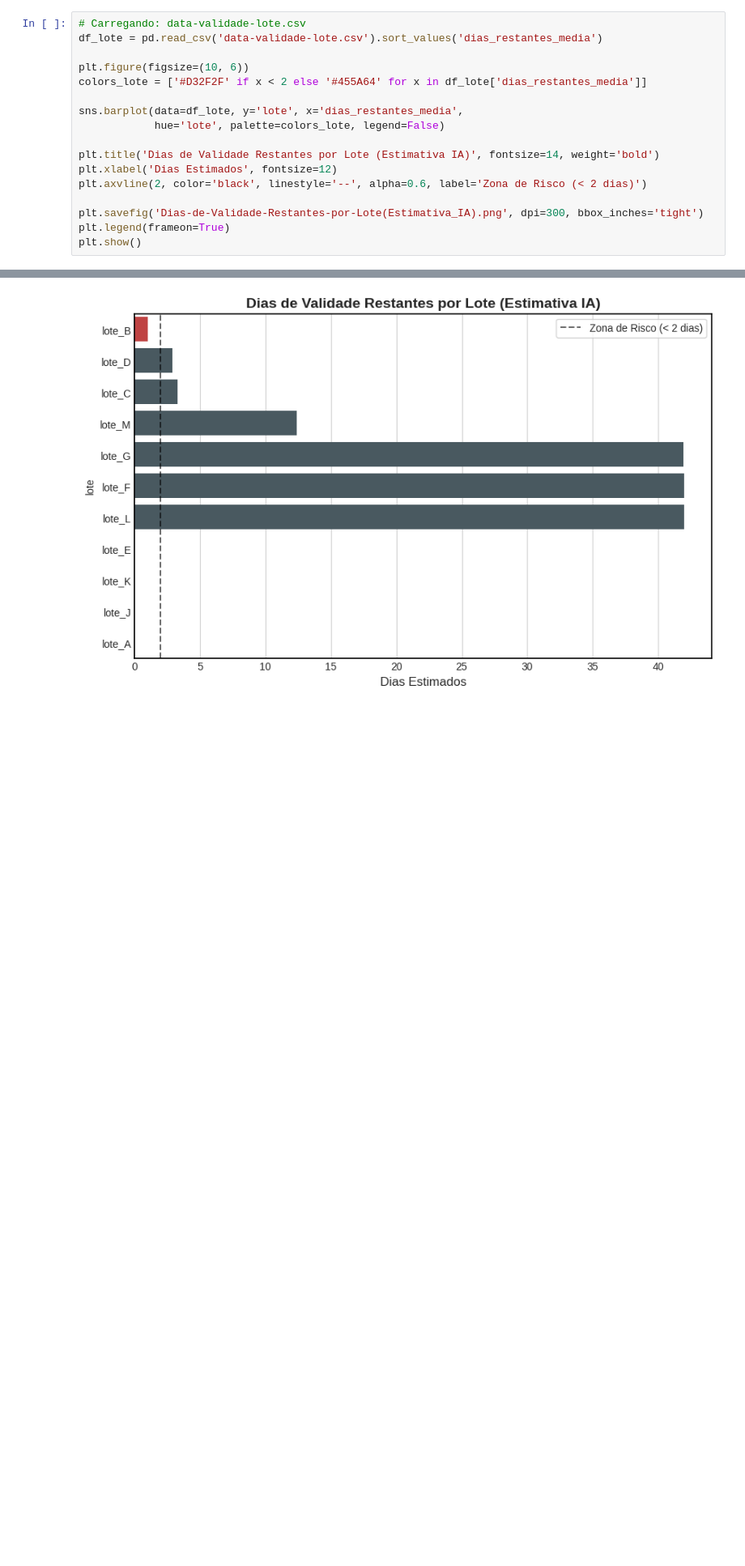
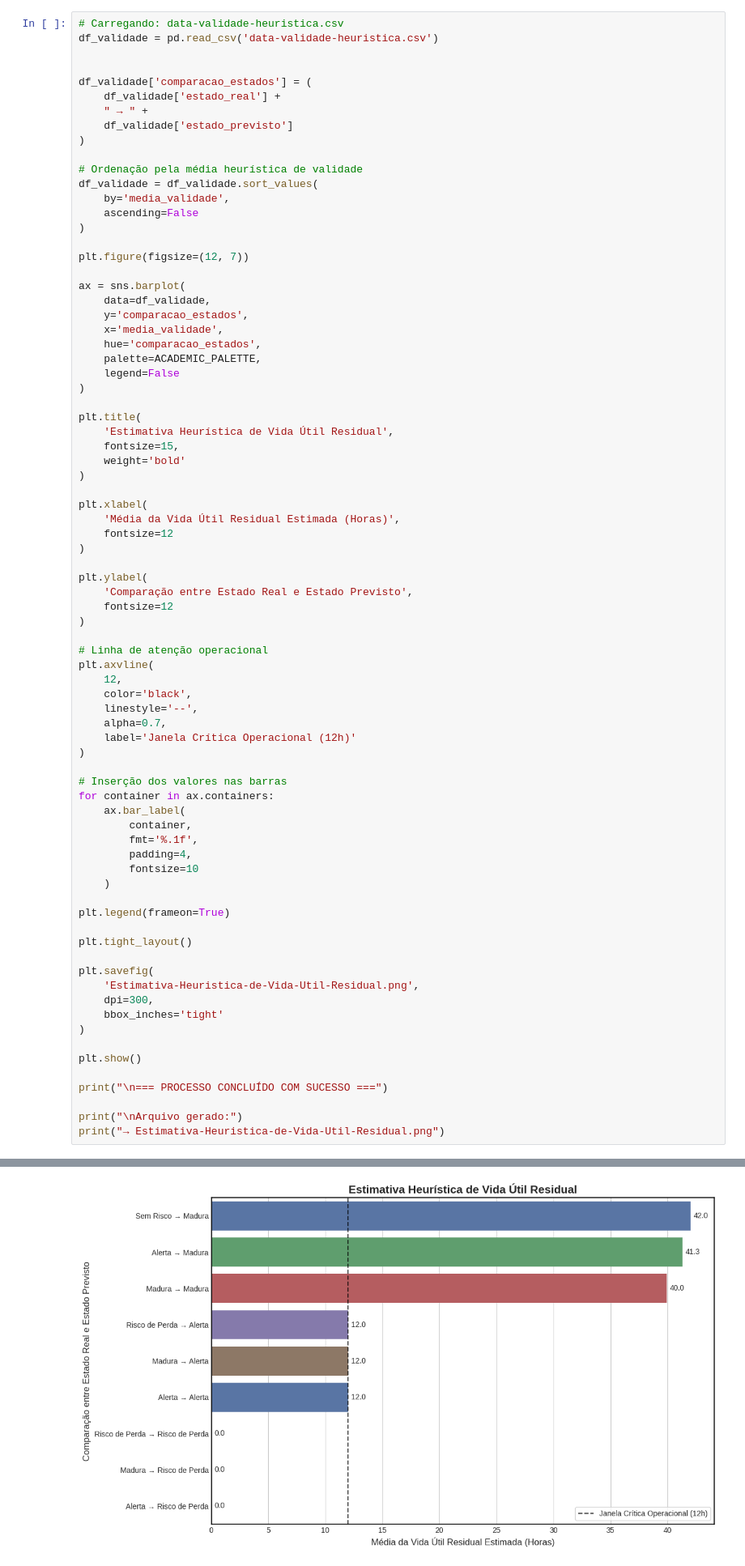
Before and after one commit to LucaAtanazio/Grupo_Projetos, a Jupyter notebook: PI-Monitoramento_frutas/data/novo-monitoramento-FINAL/analise.ipynb, the cells around one changed output, grey strips where cells are left out. Shown at 81% size. Drawn from its saved outputs; the diff is of its cells as text; blank space fills up the shorter version.

```diff
--- a/PI-Monitoramento_frutas/data/novo-monitoramento-FINAL/analise.ipynb
+++ b/PI-Monitoramento_frutas/data/novo-monitoramento-FINAL/analise.ipynb
@@ -103,18 +184,79 @@ plt.show()
 # %%
-# Carregando: data-validade-lote.csv
-df_lote = pd.read_csv('data-validade-lote.csv').sort_values('dias_restantes_media')
+# Carregando: data-validade-heuristica.csv
+df_validade = pd.read_csv('data-validade-heuristica.csv')
 
-plt.figure(figsize=(10, 6))
-colors_lote = ['#D32F2F' if x < 2 else '#455A64' for x in df_lote['dias_restantes_media']]
 
-sns.barplot(data=df_lote, y='lote', x='dias_restantes_media',
-            hue='lote', palette=colors_lote, legend=False)
+df_validade['comparacao_estados'] = (
+    df_validade['estado_real'] +
+    " → " +
+    df_validade['estado_previsto']
+)
 
-plt.title('Dias de Validade Restantes por Lote (Estimativa IA)', fontsize=14, weight='bold')
-plt.xlabel('Dias Estimados', fontsize=12)
-plt.axvline(2, color='black', linestyle='--', alpha=0.6, label='Zona de Risco (< 2 dias)')
+# Ordenação pela média heurística de validade
+df_validade = df_validade.sort_values(
+    by='media_validade',
+    ascending=False
+)
 
-plt.savefig('Dias-de-Validade-Restantes-por-Lote(Estimativa_IA).png', dpi=300, bbox_inches='tight')
+plt.figure(figsize=(12, 7))
+
+ax = sns.barplot(
+    data=df_validade,
+    y='comparacao_estados',
+    x='media_validade',
+    hue='comparacao_estados',
+    palette=ACADEMIC_PALETTE,
+    legend=False
+)
+
+plt.title(
+    'Estimativa Heurística de Vida Útil Residual',
+    fontsize=15,
+    weight='bold'
+)
+
+plt.xlabel(
+    'Média da Vida Útil Residual Estimada (Horas)',
+    fontsize=12
+)
+
+plt.ylabel(
+    'Comparação entre Estado Real e Estado Previsto',
+    fontsize=12
+)
+
+# Linha de atenção operacional
+plt.axvline(
+    12,
+    color='black',
+    linestyle='--',
+    alpha=0.7,
+    label='Janela Crítica Operacional (12h)'
+)
+
+# Inserção dos valores nas barras
+for container in ax.containers:
+    ax.bar_label(
+        container,
+        fmt='%.1f',
+        padding=4,
+        fontsize=10
+    )
+
 plt.legend(frameon=True)
+
+plt.tight_layout()
+
+plt.savefig(
+    'Estimativa-Heuristica-de-Vida-Util-Residual.png',
+    dpi=300,
+    bbox_inches='tight'
+)
+
 plt.show()
+
+print("\n=== PROCESSO CONCLUÍDO COM SUCESSO ===")
+
+print("\nArquivo gerado:")
+print("→ Estimativa-Heuristica-de-Vida-Util-Residual.png")
 # %% [output]
@@ -121 +265 @@ plt.show()
-[figure, old version]
+[figure, new version]
```
Also changed, not shown: parts of 24 cells of this notebook, 42 other files.
